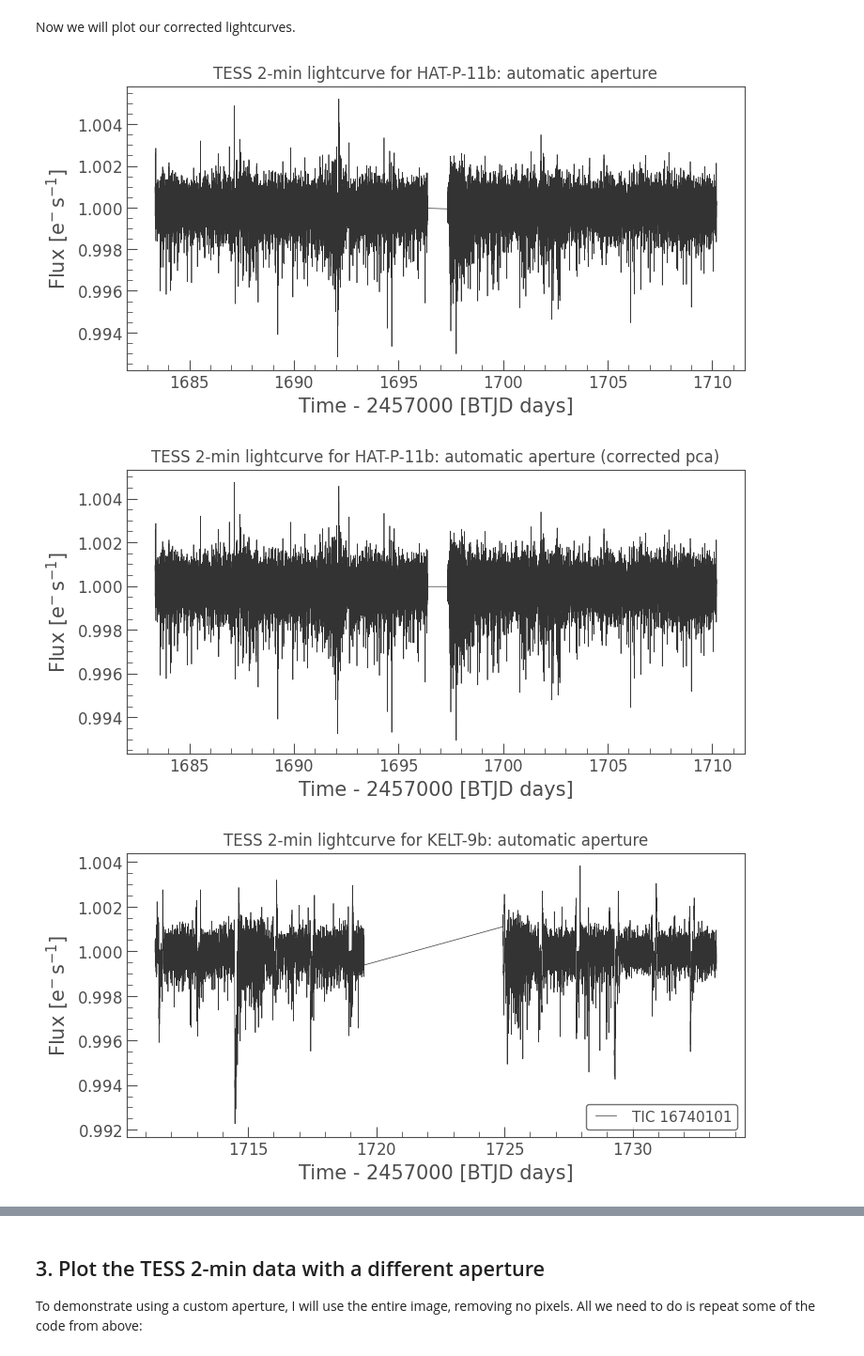
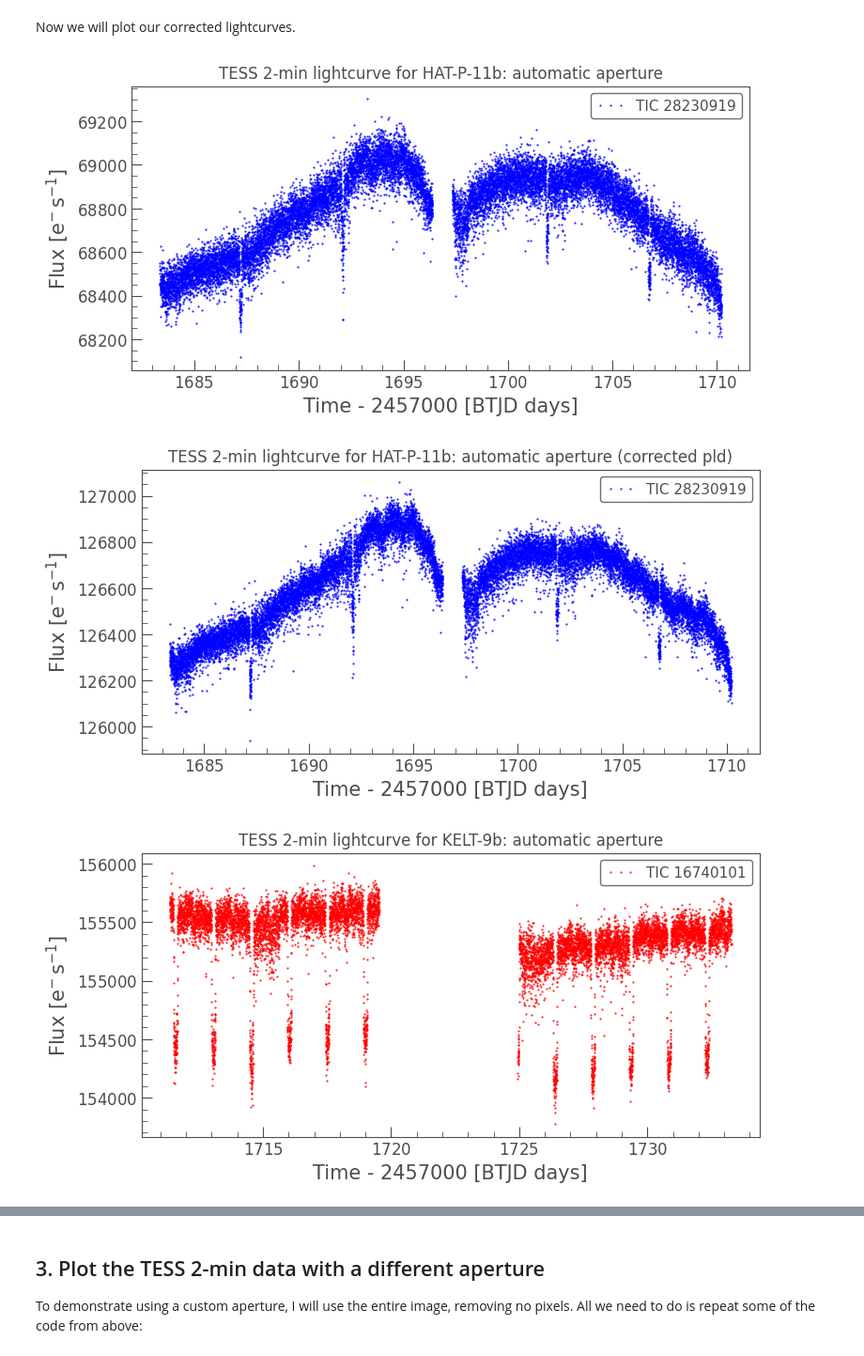
Before and after one commit to JackDinsmore/photometry-age-dating, a Jupyter notebook: HAT-P-11b; KELT-9b lightcurves.ipynb, the cells around one changed output, grey strips where cells are left out. Shown at 94% size. Cells and saved outputs as stored; diff of their text form; code cells hidden in the pictures.

```diff
--- a/HAT-P-11b; KELT-9b lightcurves.ipynb
+++ b/HAT-P-11b; KELT-9b lightcurves.ipynb
@@ -81,5 +81,5 @@ for i in range(len(PLANETS)):
 
     plot = pixelfiles[i].plot(frame=1)
     cadenceIndex = plot.get_title().find(',')
-    plot.set_title("Target ID: " + PLANETS[i] + plot.get_title()[cadenceIndex:]);
+    plot.set_title("Target: " + PLANETS[i] + plot.get_title()[cadenceIndex:]);
 # %% [output]
@@ -92,5 +92,5 @@ aper = [pf.create_threshold_mask() for pf in pixelfiles];
 for i in range(len(PLANETS)):
     p = pixelfiles[i].plot(aperture_mask=aper[i]);
     cadenceIndex =p.get_title().find(',')
-    p.set_title("Target ID: " + PLANETS[i] + p.get_title()[cadenceIndex:]);
+    p.set_title("Target: " + PLANETS[i] + p.get_title()[cadenceIndex:]);
 # %% [output]
@@ -99,14 +99,14 @@ for i in range(len(PLANETS)):
 # %% [markdown]
 Now we can access the lightcurves associated with these aperture masks.
 # %%
-lightcurves = [pixelfiles[i].to_lightcurve(aperture_mask=aper[i]).flatten() for i in range(len(PLANETS))];
+lightcurves = [pixelfiles[i].to_lightcurve(aperture_mask=aper[i]) for i in range(len(PLANETS))];
 # %% [markdown]
 If we wanted to, we would clean the data. There are a few ways to do this, and the `lightkurve` methods are listed [here](https://docs.lightkurve.org/tutorials/index.html#removing-instrument-noise). I started by removing the background noise from reflected light, but this became a problem because the pixel file for HAT-P-11b is not square, and the algorithm assumes it is square. I have not fixed this problem, so I just flattened the curve instead. Code is below.
 # %%
 correctedLCs = []
-CORRECT_MODE = "pca"
+CORRECT_MODE = "pld"
 
-NUMBER_PCA_COMPONENTS = 2# Supposed to be "much smaller than the" number of stars on the CCD.
+NUMBER_PCA_COMPONENTS = 1# Supposed to be "much smaller than the" number of stars on the CCD.
     # Originally 5
 
 if CORRECT_MODE == "pca": #(aperture * TPF + background subtraction + cotrending basis vectors)
@@ -124,11 +124,11 @@ if CORRECT_MODE == "pld":# Don't know what this is, but I think it's similar to
 Now we will plot our corrected lightcurves.
 # %%
 for i in range(len(PLANETS)):
-    plot = lightcurves[i].plot();
-    plot2 = correctedLCs[i].flatten().plot();
+    plot = lightcurves[i].plot(marker='.', ls='none', color=COLORS[i]);
+    plot2 = correctedLCs[i].plot(marker='.', ls='none', color=COLORS[i]);
     plot.set_title("TESS 2-min lightcurve for {0}: automatic aperture".format(PLANETS[i]));
     plot2.set_title("TESS 2-min lightcurve for {0}: automatic aperture (corrected {1})".format(PLANETS[i], CORRECT_MODE));
 # %% [output]
-[figure, old version]
+[figure, new version]
-[figure, old version]
+[figure, new version]
-[figure, old version]
+[figure, new version]
```
Also changed, not shown: parts of 13 cells of this notebook, 2 other files.
